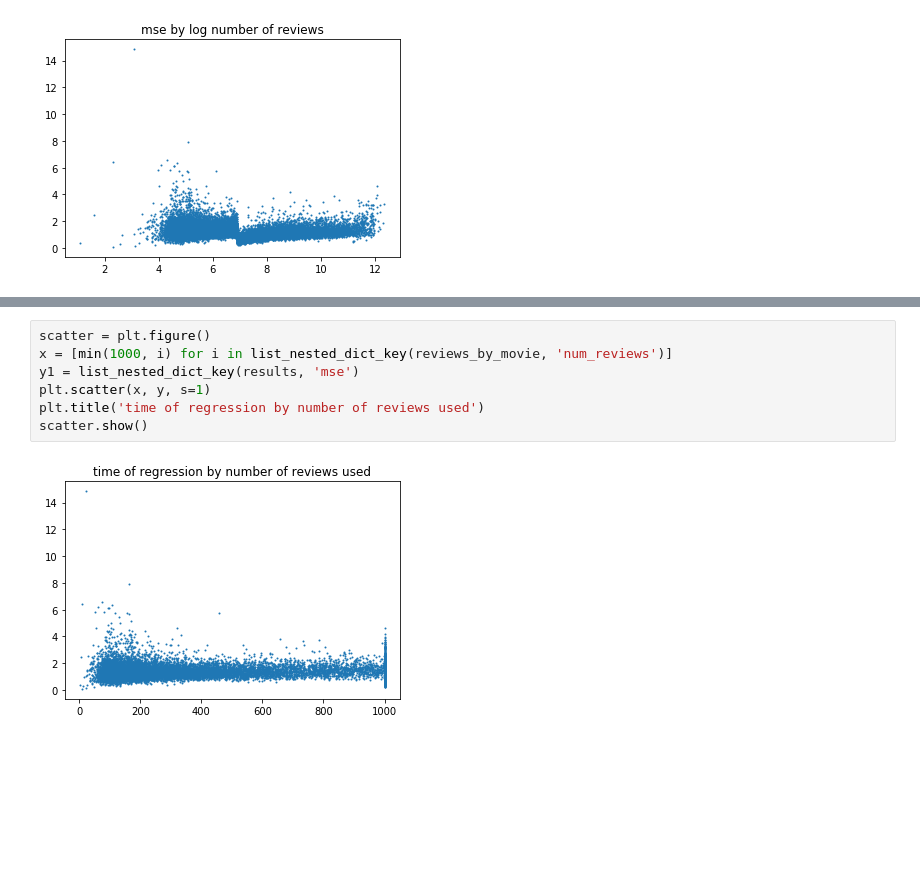
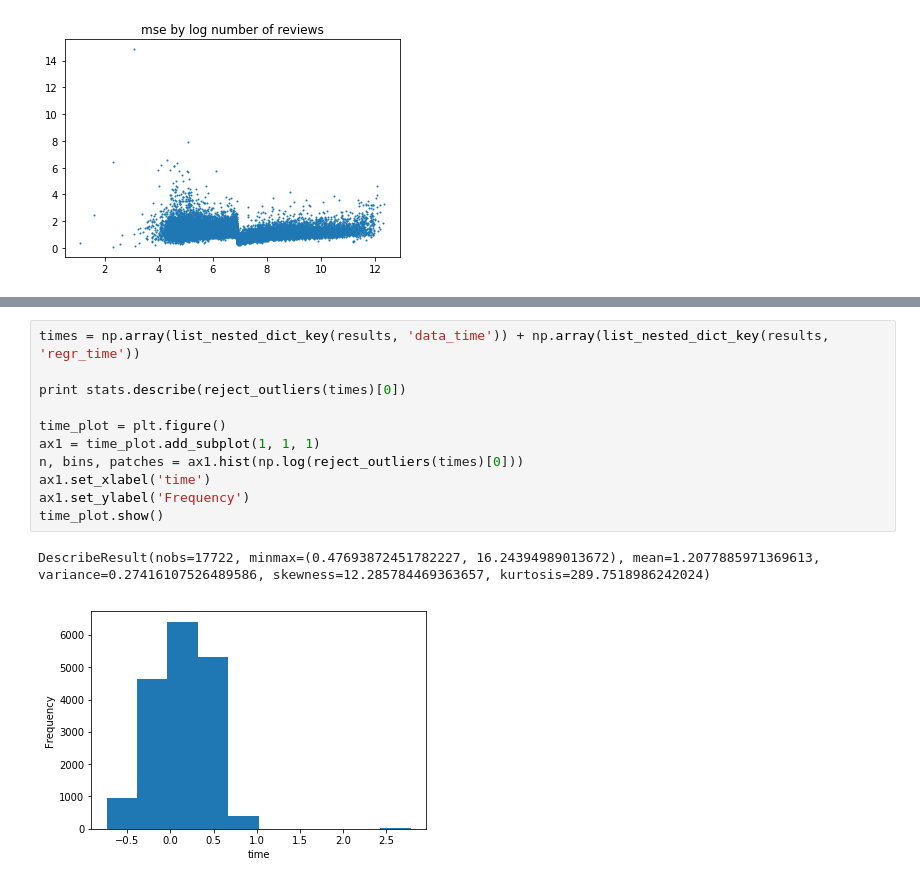
Before and after one commit to tom-robbins/netflix-ml, a Jupyter notebook: results.ipynb, the cells around one changed output, grey strips where cells are left out. Drawn from its saved outputs; the diff is of its cells as text; blank space fills up the shorter version.

Commit message:
more regressions

```diff
--- a/results.ipynb
+++ b/results.ipynb
@@ -185,12 +185,17 @@ plt.title('time of regression by number of reviews used')
 scatter.show()
 # %% [output]
 [figure]
-# %%
-scatter = plt.figure()
-x = [min(1000, i) for i in list_nested_dict_key(reviews_by_movie, 'num_reviews')]
-y1 = list_nested_dict_key(results, 'mse')
-plt.scatter(x, y, s=1)
-plt.title('time of regression by number of reviews used')
-scatter.show()
-# %% [output]
-[figure, removed]
+# %%
+times = np.array(list_nested_dict_key(results, 'data_time')) + np.array(list_nested_dict_key(results, 'regr_time'))
+
+print stats.describe(reject_outliers(times)[0])
+
+time_plot = plt.figure()
+ax1 = time_plot.add_subplot(1, 1, 1)
+n, bins, patches = ax1.hist(np.log(reject_outliers(times)[0]))
+ax1.set_xlabel('time')
+ax1.set_ylabel('Frequency')
+time_plot.show()
+# %% [output]
+DescribeResult(nobs=17722, minmax=(0.47693872451782227, 16.24394989013672), mean=1.2077885971369613, variance=0.27416107526489586, skewness=12.285784469363657, kurtosis=289.7518986242024)
+[figure, added]
```
Also changed, not shown: parts of 3 cells of this notebook, 16 other files.
